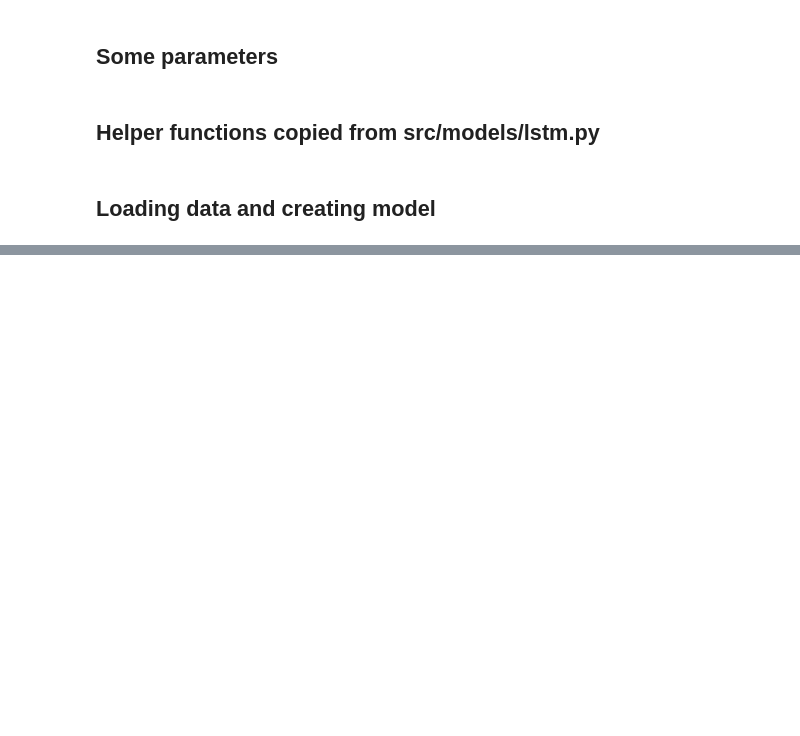
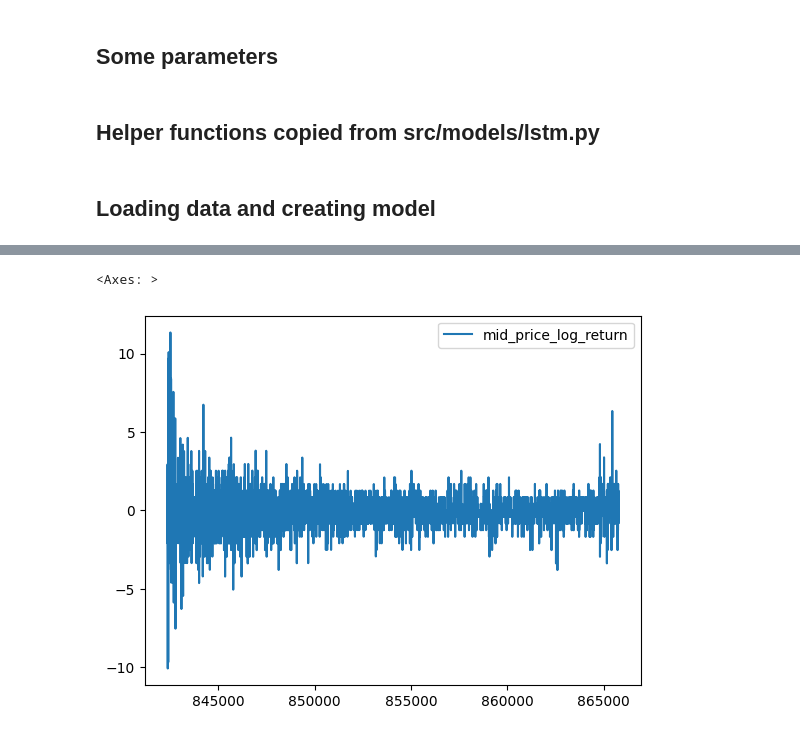
Before and after one commit to Sondringsen/ProjectThesis, a Jupyter notebook: notebooks/models/lstm_inspection.ipynb, the cells around one changed output, grey strips where cells are left out. Cells and saved outputs as stored; diff of their text form; code cells hidden in the pictures; blank space fills up the shorter version.

```diff
--- a/notebooks/models/lstm_inspection.ipynb
+++ b/notebooks/models/lstm_inspection.ipynb
@@ -142 +156,7 @@ config
+# %%
+# test.iloc[0:100].plot()
+test.plot()
+# %% [output]
+<Axes: >
+[figure, added]
 # %%
```
Also changed, not shown: parts of 9 cells of this notebook, 4 other files.
